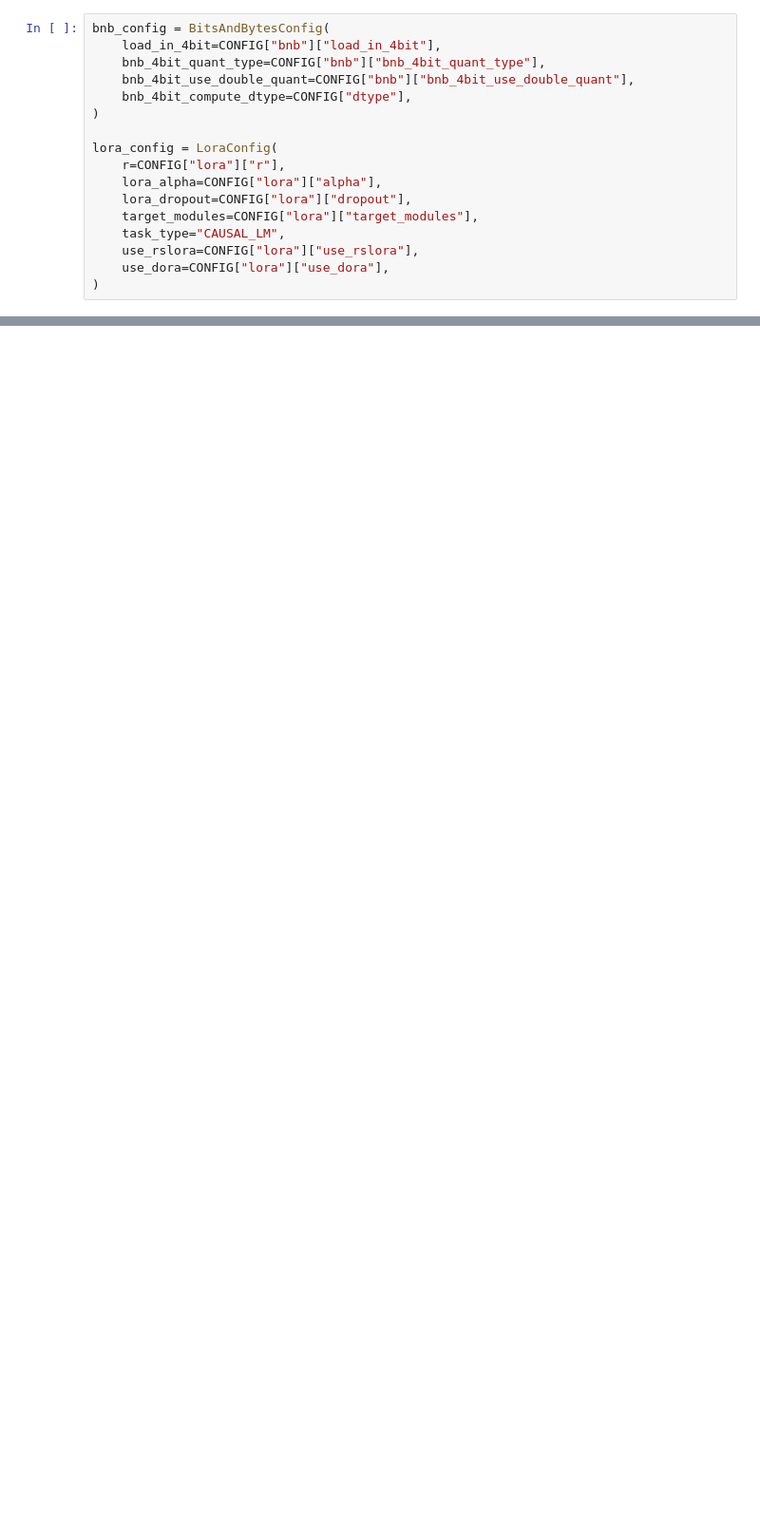
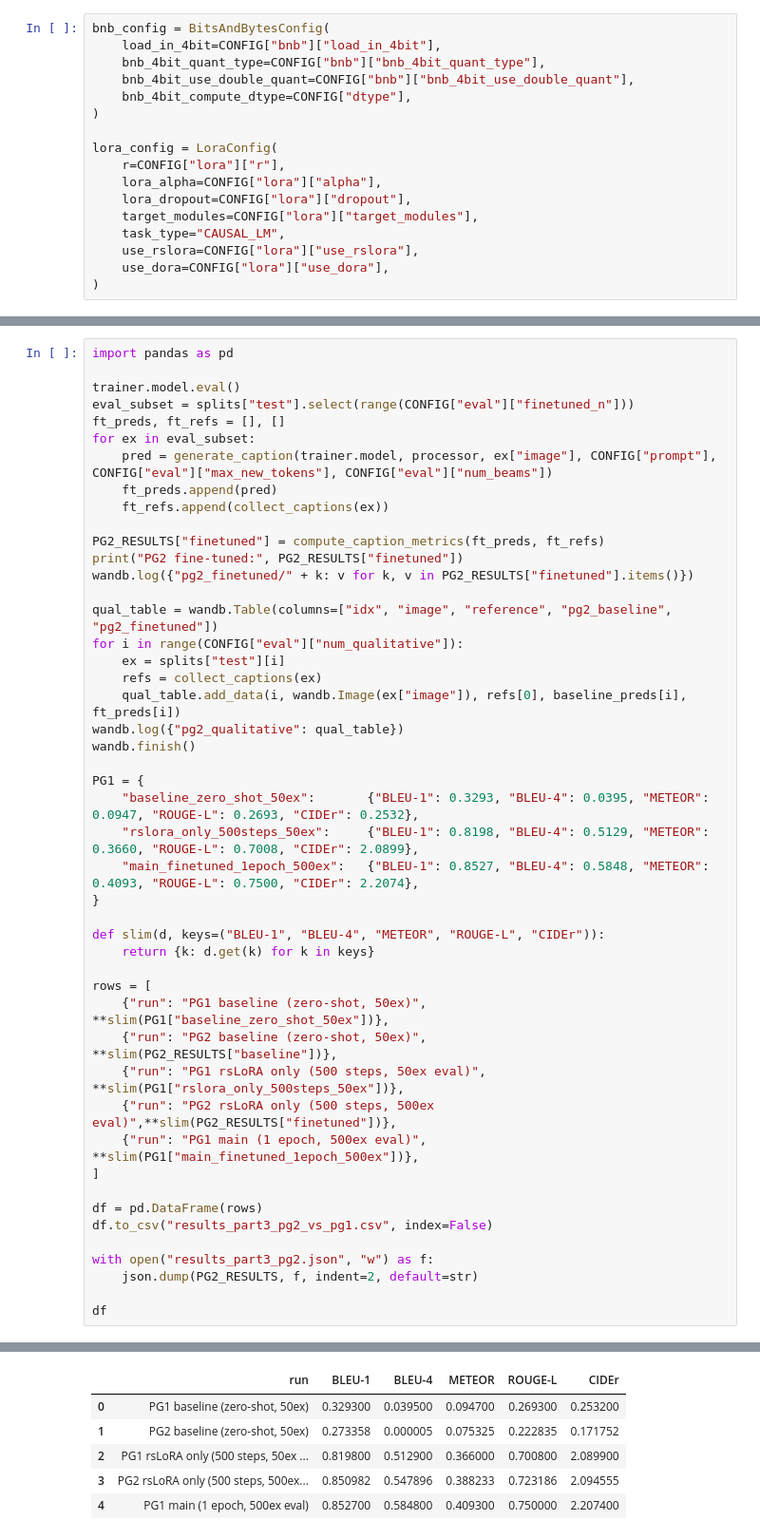
Before and after one commit to sceran/paligemma3b-QLoRA-RISC-captioning, a Jupyter notebook: paligemma_qlora_risc.ipynb, the cells around one changed output, grey strips where cells are left out. Shown at 95% size. Drawn from its saved outputs; the diff is of its cells as text; blank space fills up the shorter version.

```diff
--- a/paligemma_qlora_risc.ipynb
+++ b/paligemma_qlora_risc.ipynb
@@ -526,0 +1617,48 @@ Only attempted if Sections 4–7 conclude with time remaining.
+# %%
+import pandas as pd
+
+trainer.model.eval()
+eval_subset = splits["test"].select(range(CONFIG["eval"]["finetuned_n"]))
+ft_preds, ft_refs = [], []
+for ex in eval_subset:
+    pred = generate_caption(trainer.model, processor, ex["image"], CONFIG["prompt"], CONFIG["eval"]["max_new_tokens"], CONFIG["eval"]["num_beams"])
+    ft_preds.append(pred)
+    ft_refs.append(collect_captions(ex))
+
+PG2_RESULTS["finetuned"] = compute_caption_metrics(ft_preds, ft_refs)
+print("PG2 fine-tuned:", PG2_RESULTS["finetuned"])
+wandb.log({"pg2_finetuned/" + k: v for k, v in PG2_RESULTS["finetuned"].items()})
+
+qual_table = wandb.Table(columns=["idx", "image", "reference", "pg2_baseline", "pg2_finetuned"])
+for i in range(CONFIG["eval"]["num_qualitative"]):
+    ex = splits["test"][i]
+    refs = collect_captions(ex)
+    qual_table.add_data(i, wandb.Image(ex["image"]), refs[0], baseline_preds[i], ft_preds[i])
+wandb.log({"pg2_qualitative": qual_table})
+wandb.finish()
+
+PG1 = {
+    "baseline_zero_shot_50ex":       {"BLEU-1": 0.3293, "BLEU-4": 0.0395, "METEOR": 0.0947, "ROUGE-L": 0.2693, "CIDEr": 0.2532},
+    "rslora_only_500steps_50ex":     {"BLEU-1": 0.8198, "BLEU-4": 0.5129, "METEOR": 0.3660, "ROUGE-L": 0.7008, "CIDEr": 2.0899},
+    "main_finetuned_1epoch_500ex":   {"BLEU-1": 0.8527, "BLEU-4": 0.5848, "METEOR": 0.4093, "ROUGE-L": 0.7500, "CIDEr": 2.2074},
+}
+
+def slim(d, keys=("BLEU-1", "BLEU-4", "METEOR", "ROUGE-L", "CIDEr")):
+    return {k: d.get(k) for k in keys}
+
+rows = [
+    {"run": "PG1 baseline (zero-shot, 50ex)",         **slim(PG1["baseline_zero_shot_50ex"])},
+    {"run": "PG2 baseline (zero-shot, 50ex)",         **slim(PG2_RESULTS["baseline"])},
+    {"run": "PG1 rsLoRA only (500 steps, 50ex eval)", **slim(PG1["rslora_only_500steps_50ex"])},
+    {"run": "PG2 rsLoRA only (500 steps, 500ex eval)",**slim(PG2_RESULTS["finetuned"])},
+    {"run": "PG1 main (1 epoch, 500ex eval)",         **slim(PG1["main_finetuned_1epoch_500ex"])},
+]
+
+df = pd.DataFrame(rows)
+df.to_csv("results_part3_pg2_vs_pg1.csv", index=False)
+
+with open("results_part3_pg2.json", "w") as f:
+    json.dump(PG2_RESULTS, f, indent=2, default=str)
+
+df
+# %% [output]
@@ -526,0 +1697,6 @@ Only attempted if Sections 4–7 conclude with time remaining.
+|  | run | BLEU-1 | BLEU-4 | METEOR | ROUGE-L | CIDEr |
+| 0 | PG1 baseline (zero-shot, 50ex) | 0.329300 | 0.039500 | 0.094700 | 0.269300 | 0.253200 |
+| 1 | PG2 baseline (zero-shot, 50ex) | 0.273358 | 0.000005 | 0.075325 | 0.222835 | 0.171752 |
+| 2 | PG1 rsLoRA only (500 steps, 50ex ... | 0.819800 | 0.512900 | 0.366000 | 0.700800 | 2.089900 |
+| 3 | PG2 rsLoRA only (500 steps, 500ex... | 0.850982 | 0.547896 | 0.388233 | 0.723186 | 2.094555 |
+| 4 | PG1 main (1 epoch, 500ex eval) | 0.852700 | 0.584800 | 0.409300 | 0.750000 | 2.207400 |
```
Also changed, not shown: parts of 80 cells of this notebook, 9 other files.
